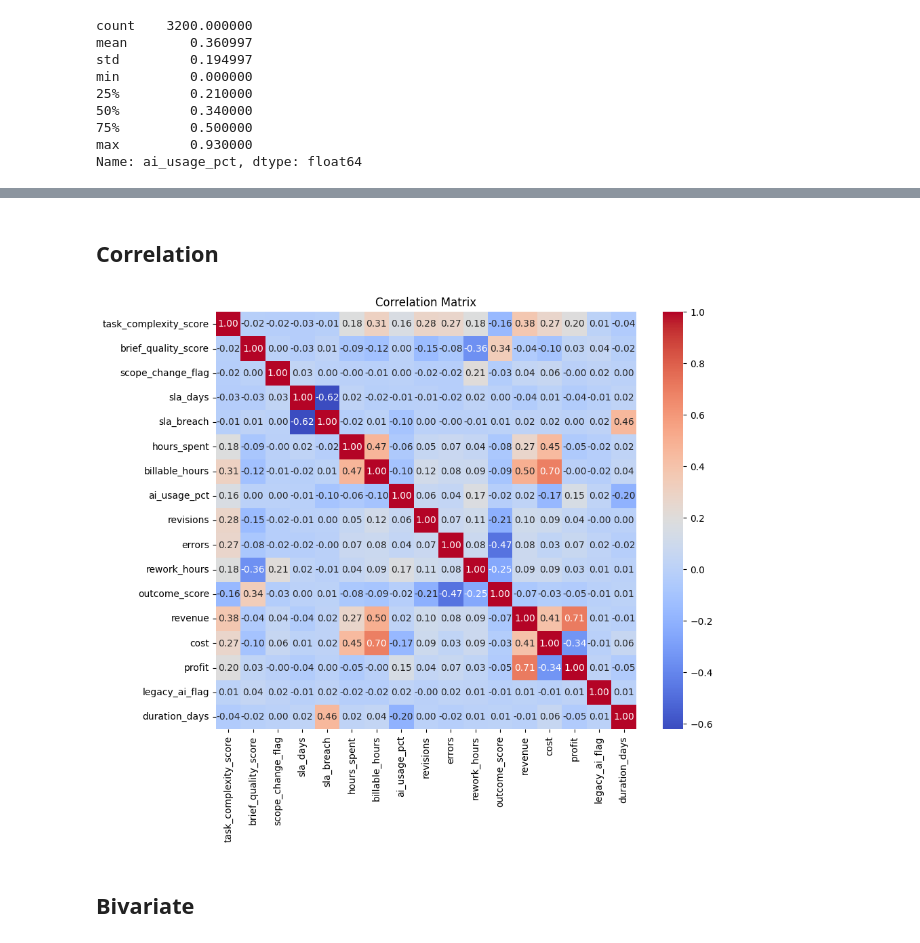
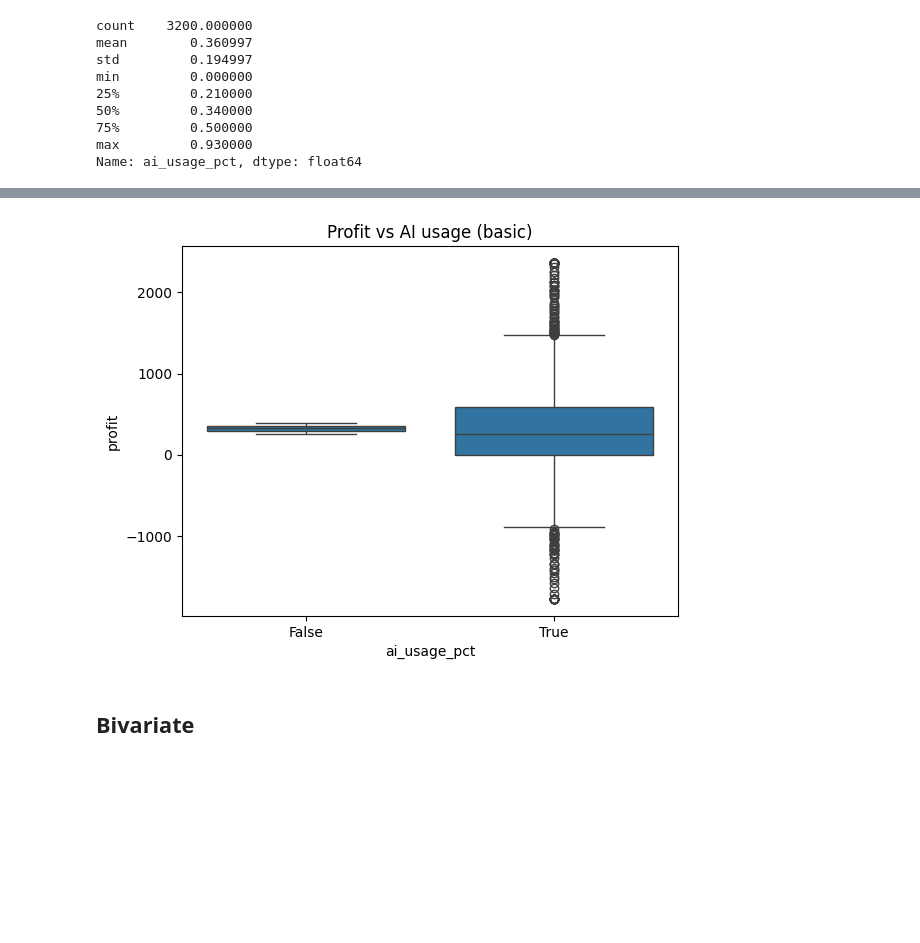
Before and after one commit to andreamammano89-maker/ML_Project_SEA_815441, a Jupyter notebook: EDA.ipynb, the cells around one changed output, grey strips where cells are left out. Cells and saved outputs as stored; diff of their text form; code cells hidden in the pictures; blank space fills up the shorter version.

```diff
--- a/EDA.ipynb
+++ b/EDA.ipynb
@@ -514,16 +562,10 @@ plt.show()
-# %% [markdown]
-## Correlation
-# %%
-numeric = df_productivity.select_dtypes(include=[np.number])
-
-corr = numeric.corr()
-
-plt.figure(figsize=(10,8))
-sns.heatmap(corr, annot=True, cmap='coolwarm', fmt='.2f')
-plt.title("Correlation Matrix")
-plt.show()
-# %% [output]
-[figure, removed]
+# %%
+sns.boxplot(x=df_productivity['ai_usage_pct'] > 0,
+            y=df_productivity['profit'])
+plt.title("Profit vs AI usage (basic)")
+plt.show()
+# %% [output]
+[figure, added]
 # %% [markdown]
 ## Bivariate
 # %%
```
Also changed, not shown: parts of 18 cells of this notebook.
